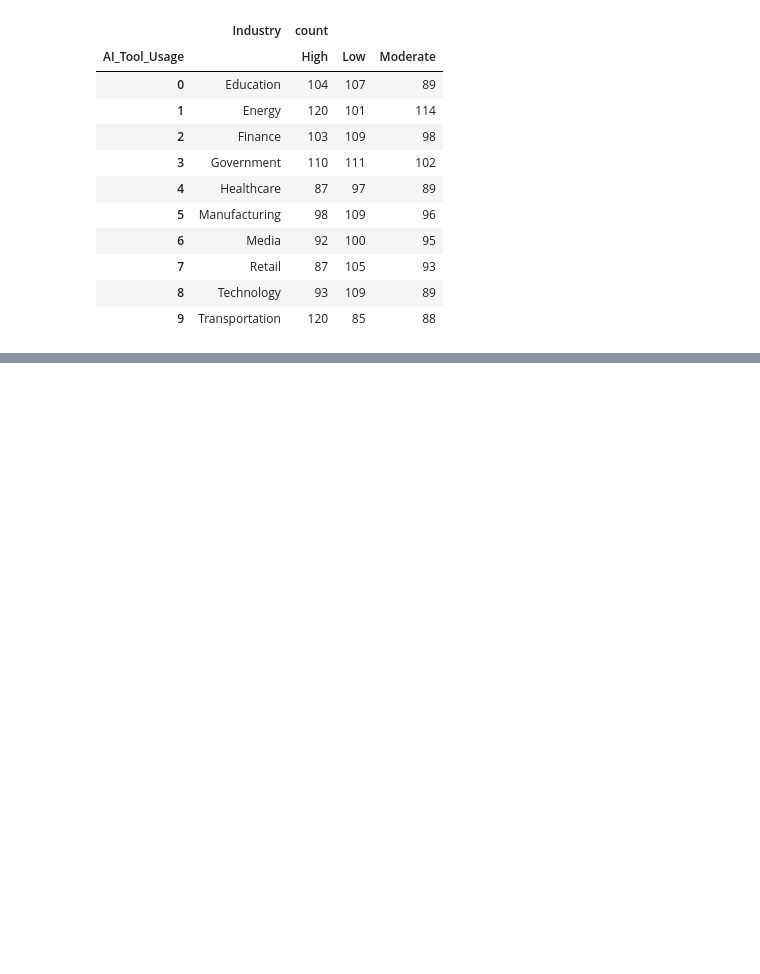
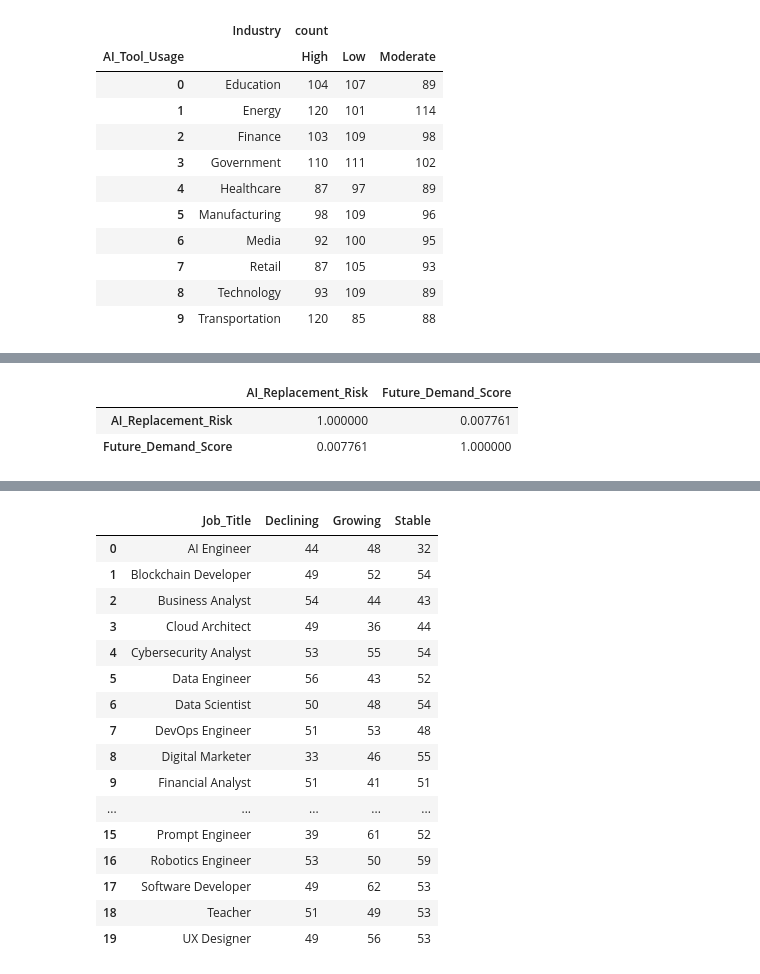
Before and after one commit to Njueini-Mary/Advanced_Visualizations, a Jupyter notebook: Projects/project1.ipynb, the cells around one changed output, grey strips where cells are left out. Drawn from its saved outputs; the diff is of its cells as text; code cells hidden in the pictures; blank space fills up the shorter version.

```diff
--- a/Projects/project1.ipynb
+++ b/Projects/project1.ipynb
@@ -173,3 +230,9 @@ df.groupby(['Industry', 'AI_Tool_Usage']).agg(
+# %%
+df[['AI_Replacement_Risk', 'Future_Demand_Score']].corr()
+# %% [output]
+|  | AI_Replacement_Risk | Future_Demand_Score |
+| AI_Replacement_Risk | 1.000000 | 0.007761 |
+| Future_Demand_Score | 0.007761 | 1.000000 |
 # %%
 df.head().T # Transpose the dataframe to view the columns as rows for better readability
 # %% [output]
@@ -190,3 +253,28 @@ df.head().T # Transpose the dataframe to view the columns as rows for better rea
 | Upskilling_Needed | Yes | No | No | No | No |
 | Job_Satisfaction | 3.86 | 4.23 | 3.54 | 4.37 | 3.99 |
 | Hiring_Trend_2026 | Growing | Growing | Stable | Declining | Stable |
+# %%
+title_usage = pd.crosstab(
+    df['Job_Title'],
+    df['Hiring_Trend_2026']
+    ).reset_index()
+title_usage.columns.name = None
+title_usage
+# %% [output]
+|  | Job_Title | Declining | Growing | Stable |
+| 0 | AI Engineer | 44 | 48 | 32 |
+| 1 | Blockchain Developer | 49 | 52 | 54 |
+| 2 | Business Analyst | 54 | 44 | 43 |
+| 3 | Cloud Architect | 49 | 36 | 44 |
+| 4 | Cybersecurity Analyst | 53 | 55 | 54 |
+| 5 | Data Engineer | 56 | 43 | 52 |
+| 6 | Data Scientist | 50 | 48 | 54 |
+| 7 | DevOps Engineer | 51 | 53 | 48 |
+| 8 | Digital Marketer | 33 | 46 | 55 |
+| 9 | Financial Analyst | 51 | 41 | 51 |
+| ... | ... | ... | ... | ... |
+| 15 | Prompt Engineer | 39 | 61 | 52 |
+| 16 | Robotics Engineer | 53 | 50 | 59 |
+| 17 | Software Developer | 49 | 62 | 53 |
+| 18 | Teacher | 51 | 49 | 53 |
+| 19 | UX Designer | 49 | 56 | 53 |
```
Also changed, not shown: parts of 4 cells of this notebook, 1 other file.
